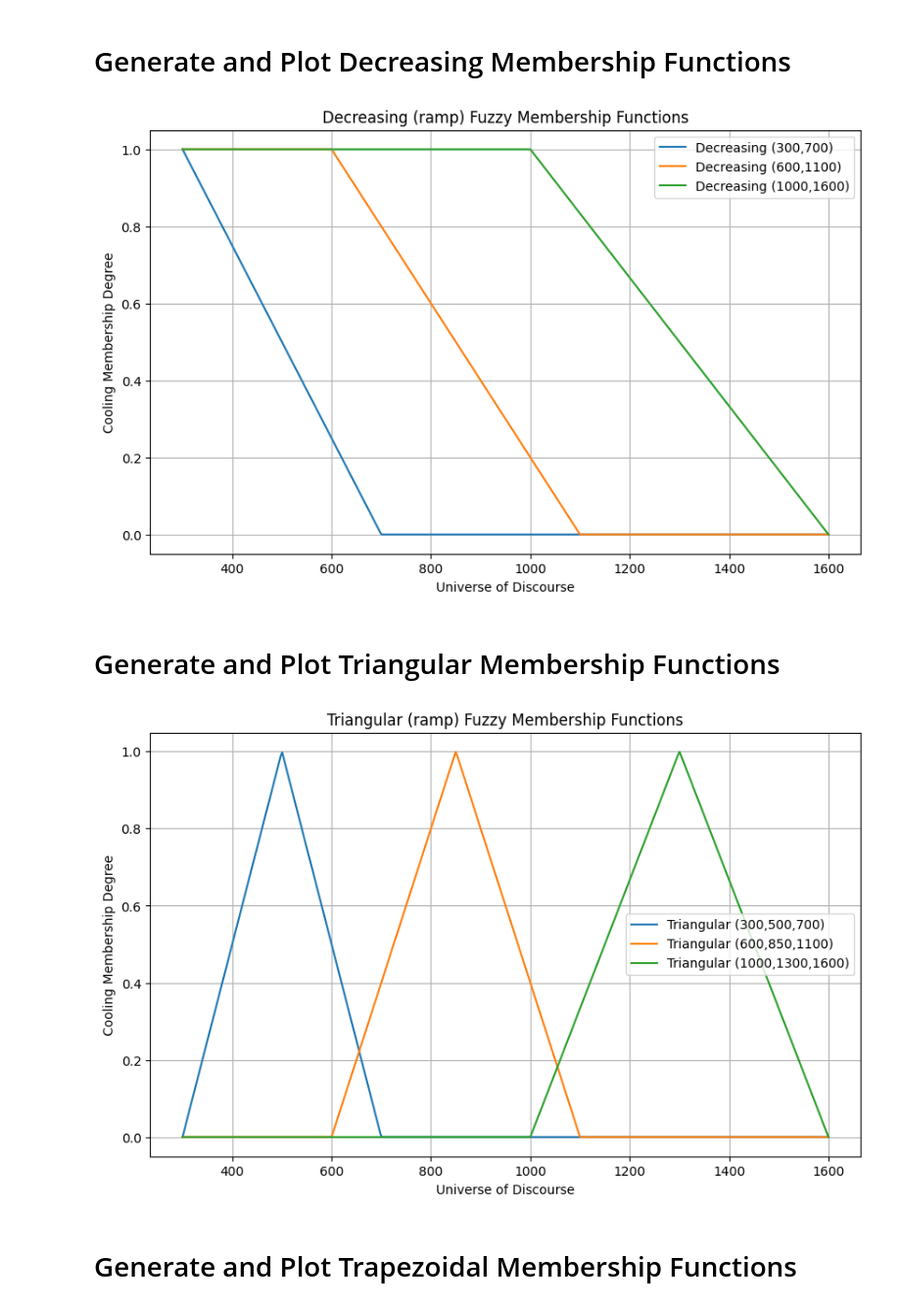
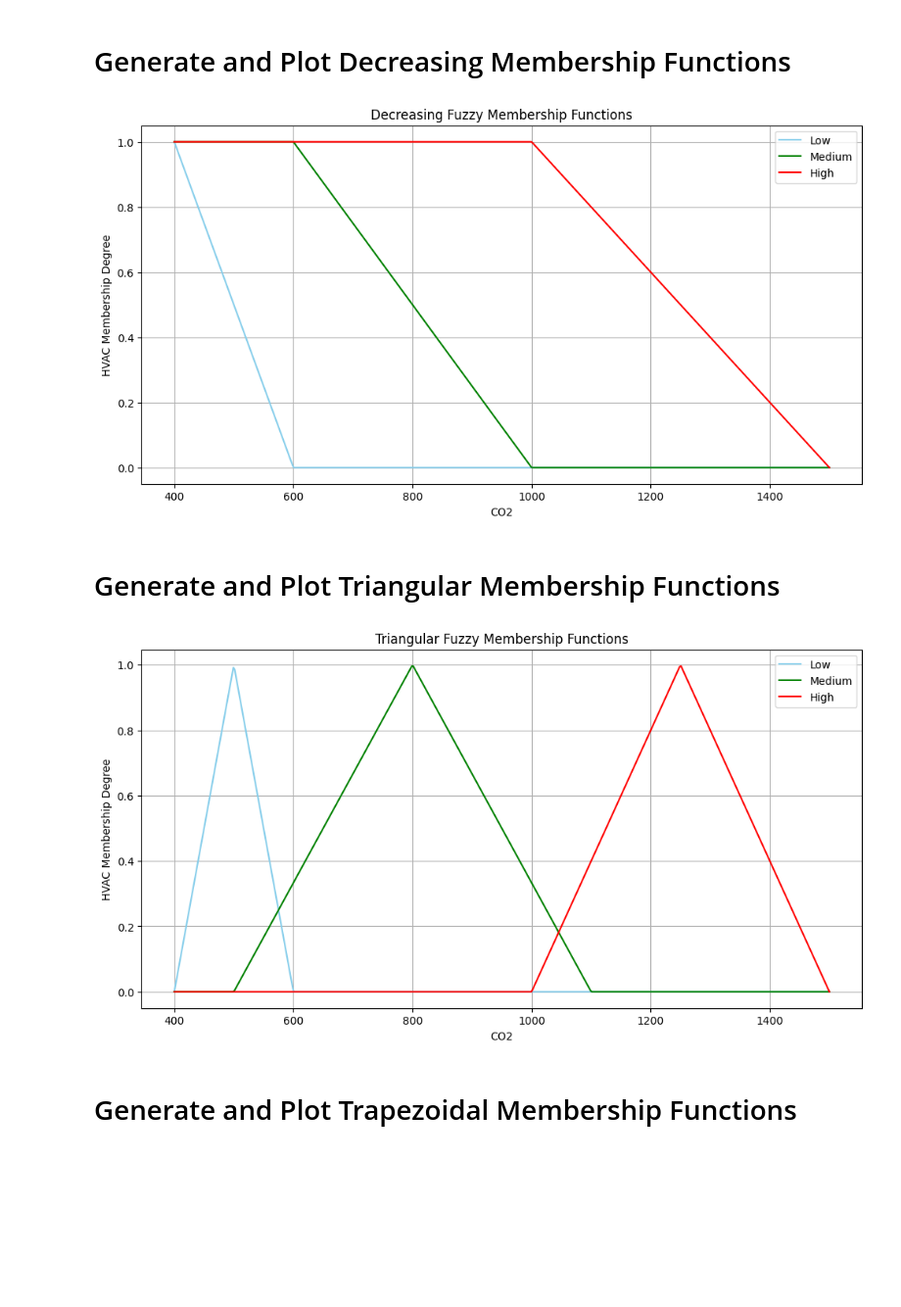
Before and after one commit to everhettoo/fl-hvac-control, a Jupyter notebook: notebooks/3_explore_co2_membership.ipynb, the cells around one changed output. Shown at 98% size. Drawn from its saved outputs; the diff is of its cells as text; code cells hidden in the pictures; blank space fills up the shorter version.

```diff
--- a/notebooks/3_explore_co2_membership.ipynb
+++ b/notebooks/3_explore_co2_membership.ipynb
@@ -28,18 +24,18 @@ import pandas as pd
 # Universe of discourse
 # Define typical CO2 concentration ranges for indoor air quality analysis (in ppm).
 co2_uod = {
-    'min': 300,
-    'max': 1600,
+    'min': 400,
+    'max': 1500,
     'unit': 'ppm',
     'linguistic_terms': {
-        'Low': {'range': (300, 700)},      # Low occupancy
-        'Medium': {'range': (600, 1100)},  # Medium occupancy
-        'High': {'range': (1000, 1600)}    # High occupancy
+        'Low': {'range': (400, 600)},      # Low occupancy
+        'Medium': {'range': (600, 1000)},  # Medium occupancy
+        'High': {'range': (1000, 1500)}    # High occupancy
     }
 }
 
 """Input discretized universes"""
-co2_universes = np.linspace(co2_uod['min'], co2_uod['max'], 500)
+co2 = np.linspace(co2_uod['min'], co2_uod['max'], 500)
 # %% [markdown]
 # Generate and Plot Increasing Membership Functions
 # %%
@@ -66,24 +62,24 @@ plt.show()
 # Generate and Plot Decreasing Membership Functions
 # %%
 # Generate decreasing membership values
-mu_dec_low = [dec(x, 300, 700) for x in co2_universes]
-mu_dec_med = [dec(x, 600, 1100) for x in co2_universes]
-mu_dec_high = [dec(x, 1000, 1600) for x in co2_universes]
+mu_dec_low = [mf.dec(x, 400, 600) for x in co2]
+mu_dec_med = [mf.dec(x, 600, 1000) for x in co2]
+mu_dec_high = [mf.dec(x, 1000, 1500) for x in co2]
 # %%
 # Plot decreasing membership functions
 
-plt.figure(figsize=(10,6))
-plt.plot(co2_universes, mu_dec_low, label='Decreasing (300,700)')
-plt.plot(co2_universes, mu_dec_med, label='Decreasing (600,1100)')
-plt.plot(co2_universes, mu_dec_high, label='Decreasing (1000,1600)')
-plt.title("Decreasing (ramp) Fuzzy Membership Functions")
-plt.xlabel("Universe of Discourse")
-plt.ylabel("Cooling Membership Degree")
+plt.figure(figsize=(12,6))
+plt.plot(co2, mu_dec_low, label='Low', color='skyblue')
+plt.plot(co2, mu_dec_med, label='Medium', color='green')
+plt.plot(co2, mu_dec_high, label='High', color='red')
+plt.title("Decreasing Fuzzy Membership Functions")
+plt.xlabel("CO2")
+plt.ylabel("HVAC Membership Degree")
 plt.legend()
 plt.grid(True)
 plt.show()
 # %% [output]
-[figure, old version]
+[figure, new version]
 # %% [markdown]
 # Generate and Plot Triangular Membership Functions
 # %%
@@ -94,18 +90,18 @@ mu_tri_high = [tri(x, 1000, 1300, 1600) for x in co2_universes]
 # %%
 # Plot triangular membership functions
 
-plt.figure(figsize=(10,6))
-plt.plot(co2_universes, mu_tri_low, label='Triangular (300,500,700)')
-plt.plot(co2_universes, mu_tri_med, label='Triangular (600,850,1100)')
-plt.plot(co2_universes, mu_tri_high, label='Triangular (1000,1300,1600)')
-plt.title("Triangular (ramp) Fuzzy Membership Functions")
-plt.xlabel("Universe of Discourse")
-plt.ylabel("Cooling Membership Degree")
+plt.figure(figsize=(12,6))
+plt.plot(co2, mu_tri_low, label='Low', color='skyblue')
+plt.plot(co2, mu_tri_med, label='Medium', color='green')
+plt.plot(co2, mu_tri_high, label='High', color='red')
+plt.title("Triangular Fuzzy Membership Functions")
+plt.xlabel("CO2")
+plt.ylabel("HVAC Membership Degree")
 plt.legend()
 plt.grid(True)
 plt.show()
 # %% [output]
-[figure, old version]
+[figure, new version]
 # %% [markdown]
 # Generate and Plot Trapezoidal Membership Functions
 # %%
```
Also changed, not shown: parts of 12 cells of this notebook, 11 other files.
